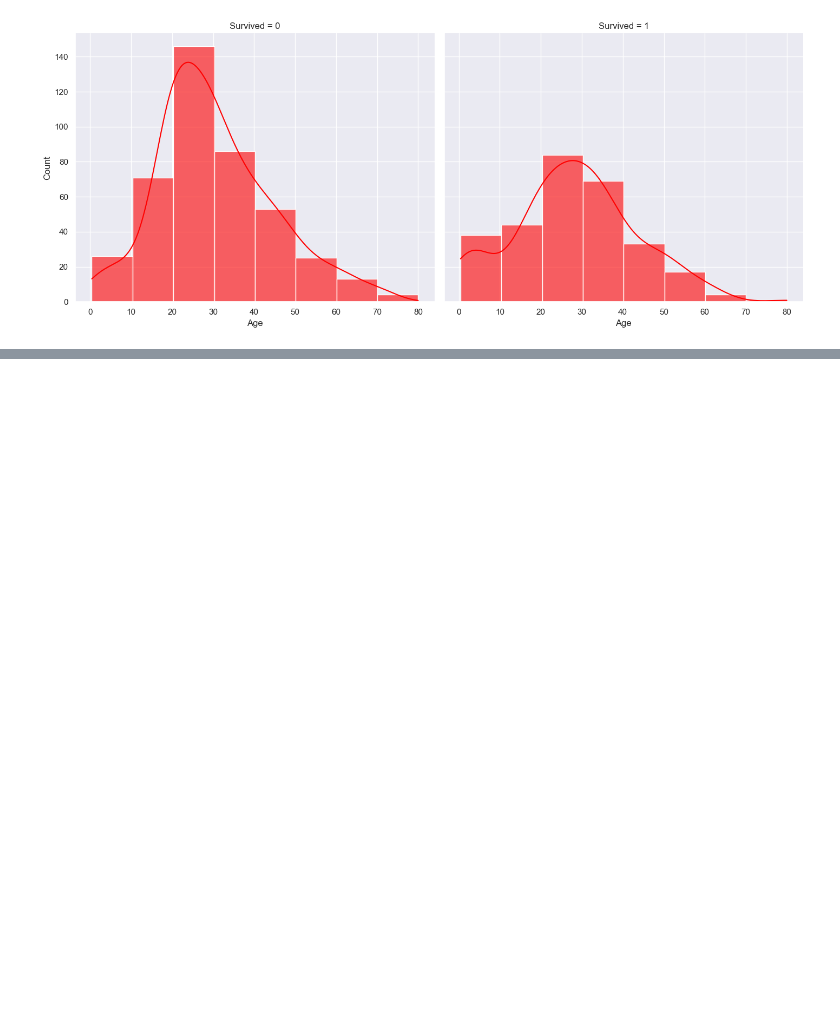
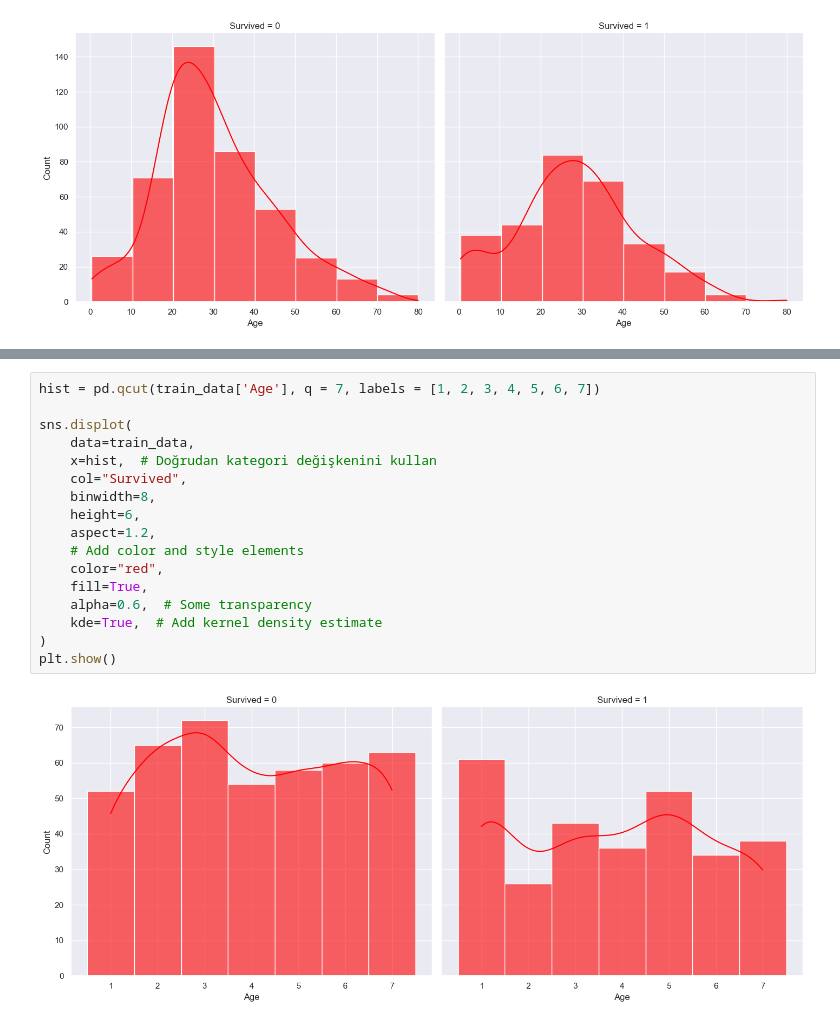
Before and after one commit to SumeyraBayrak/Titanic-Survival-Analysis, a Jupyter notebook: Untitled.ipynb, the cells around one changed output, grey strips where cells are left out. Drawn from its saved outputs; the diff is of its cells as text; blank space fills up the shorter version.

```diff
--- a/Untitled.ipynb
+++ b/Untitled.ipynb
@@ -418,0 +382,19 @@ train_data.head()
+# %%
+hist = pd.qcut(train_data['Age'], q = 7, labels = [1, 2, 3, 4, 5, 6, 7])
+
+sns.displot(
+    data=train_data,
+    x=hist,  # Doğrudan kategori değişkenini kullan
+    col="Survived",
+    binwidth=8,
+    height=6,
+    aspect=1.2,
+    # Add color and style elements
+    color="red",
+    fill=True,
+    alpha=0.6,  # Some transparency
+    kde=True,  # Add kernel density estimate
+)
+plt.show()
+# %% [output]
+[figure, added]
```
Also changed, not shown: parts of 18 cells of this notebook.
